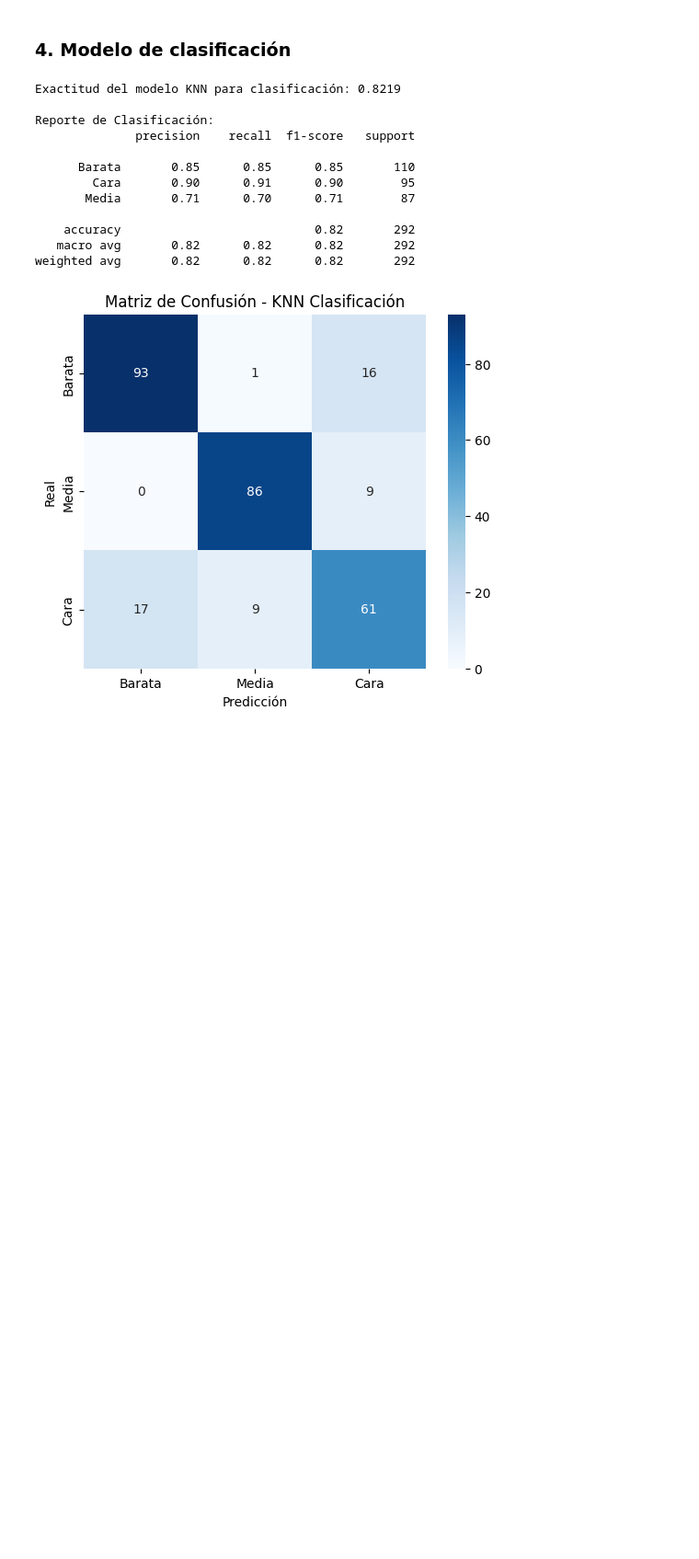
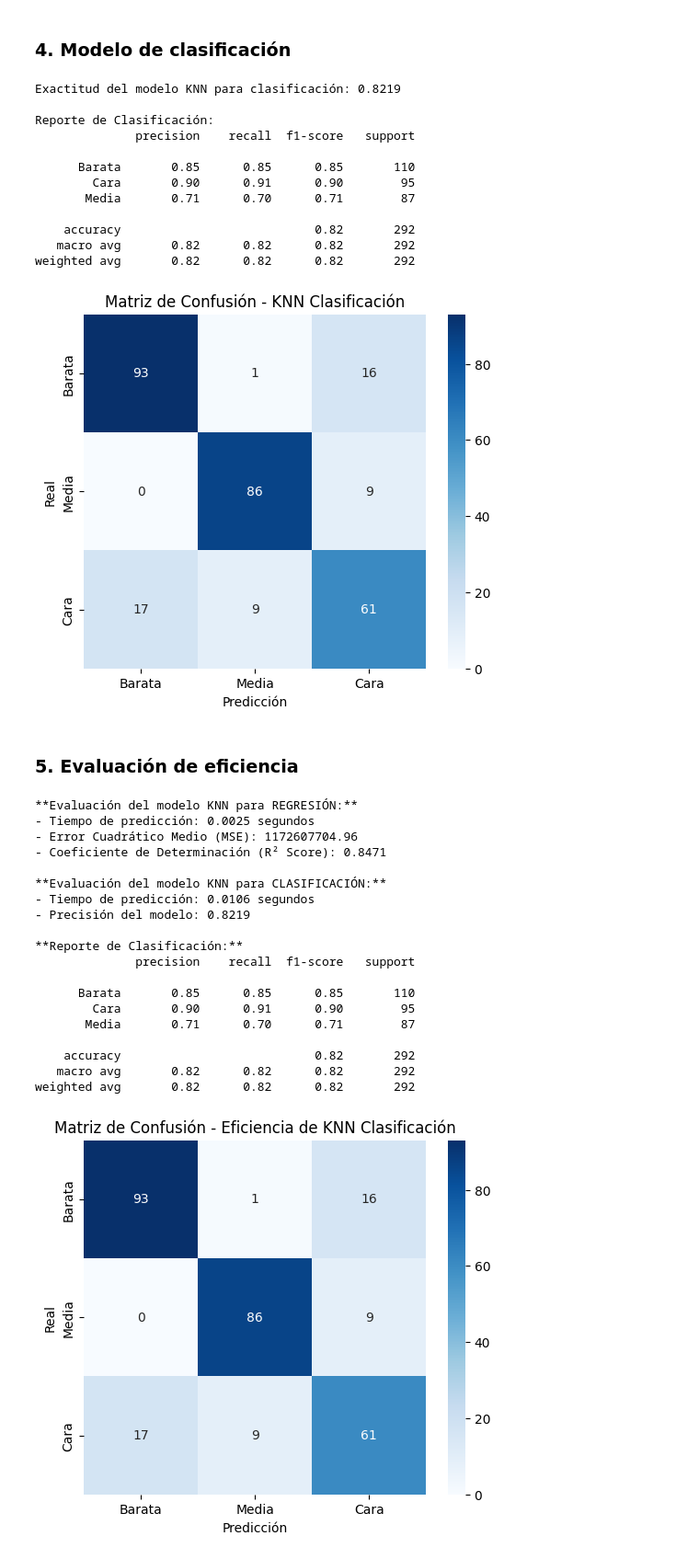
Before and after one commit to EstebanZG999/HT6Mineria, a Jupyter notebook: src/knn.ipynb, the cells around one changed output. Shown at 92% size. Drawn from its saved outputs; the diff is of its cells as text; code cells hidden in the pictures; blank space fills up the shorter version.

```diff
--- a/src/knn.ipynb
+++ b/src/knn.ipynb
@@ -307,3 +307,82 @@ Reporte de Clasificación:
    macro avg       0.82      0.82      0.82       292
 weighted avg       0.82      0.82      0.82       292
 [figure]
+# %% [markdown]
+### 5. Evaluación de eficiencia
+# %%
+import time
+from sklearn.metrics import accuracy_score, classification_report, confusion_matrix, mean_squared_error, r2_score
+
+# -----------------------------------------------
+# Evaluación de eficiencia en REGRESIÓN
+# -----------------------------------------------
+
+# Asegurar que estamos usando la variable numérica SalePrice en la evaluación de regresión
+y_test_reg = df.loc[X_test.index, "SalePrice"]
+
+# Medir tiempo de predicción para regresión
+start_time = time.time()
+y_pred_knn_reg = knn.predict(X_test_scaled)  # Predicciones de regresión
+regression_time = time.time() - start_time  # Tiempo de ejecución
+
+# Calcular métricas de desempeño para regresión
+mse_knn_reg = mean_squared_error(y_test_reg, y_pred_knn_reg)
+r2_knn_reg = r2_score(y_test_reg, y_pred_knn_reg)
+
+print("\n**Evaluación del modelo KNN para REGRESIÓN:**")
+print(f"- Tiempo de predicción: {regression_time:.4f} segundos")
+print(f"- Error Cuadrático Medio (MSE): {mse_knn_reg:.2f}")
+print(f"- Coeficiente de Determinación (R² Score): {r2_knn_reg:.4f}")
+
+# -----------------------------------------------
+# Evaluación de eficiencia en CLASIFICACIÓN
+# -----------------------------------------------
+
+# Asegurar que estamos usando la variable categórica CategoriaPrecio para clasificación
+y_test_clf = df.loc[X_test.index, "CategoriaPrecio"]
+
+# Medir tiempo de predicción para clasificación
+start_time = time.time()
+y_pred_knn_clf = knn_classifier.predict(X_test_scaled)  # Predicciones de clasificación
+classification_time = time.time() - start_time  # Tiempo de ejecución
+
+# Calcular precisión y matriz de confusión para clasificación
+accuracy_knn_clf = accuracy_score(y_test_clf, y_pred_knn_clf)
+
+print("\n**Evaluación del modelo KNN para CLASIFICACIÓN:**")
+print(f"- Tiempo de predicción: {classification_time:.4f} segundos")
+print(f"- Precisión del modelo: {accuracy_knn_clf:.4f}")
+
+# Mostrar reporte de clasificación
+print("\n**Reporte de Clasificación:**")
+print(classification_report(y_test_clf, y_pred_knn_clf))
+
+# Matriz de confusión
+plt.figure(figsize=(6, 5))
+sns.heatmap(confusion_matrix(y_test_clf, y_pred_knn_clf), annot=True, fmt='d', cmap='Blues',
+            xticklabels=['Barata', 'Media', 'Cara'], yticklabels=['Barata', 'Media', 'Cara'])
+plt.xlabel("Predicción")
+plt.ylabel("Real")
+plt.title("Matriz de Confusión - Eficiencia de KNN Clasificación")
+plt.show()
+# %% [output]
+**Evaluación del modelo KNN para REGRESIÓN:**
+- Tiempo de predicción: 0.0025 segundos
+- Error Cuadrático Medio (MSE): 1172607704.96
+- Coeficiente de Determinación (R² Score): 0.8471
+
+**Evaluación del modelo KNN para CLASIFICACIÓN:**
+- Tiempo de predicción: 0.0106 segundos
+- Precisión del modelo: 0.8219
+
+**Reporte de Clasificación:**
+              precision    recall  f1-score   support
+
+      Barata       0.85      0.85      0.85       110
+        Cara       0.90      0.91      0.90        95
+       Media       0.71      0.70      0.71        87
+
+    accuracy                           0.82       292
+   macro avg       0.82      0.82      0.82       292
+weighted avg       0.82      0.82      0.82       292
+[figure, added]
```
